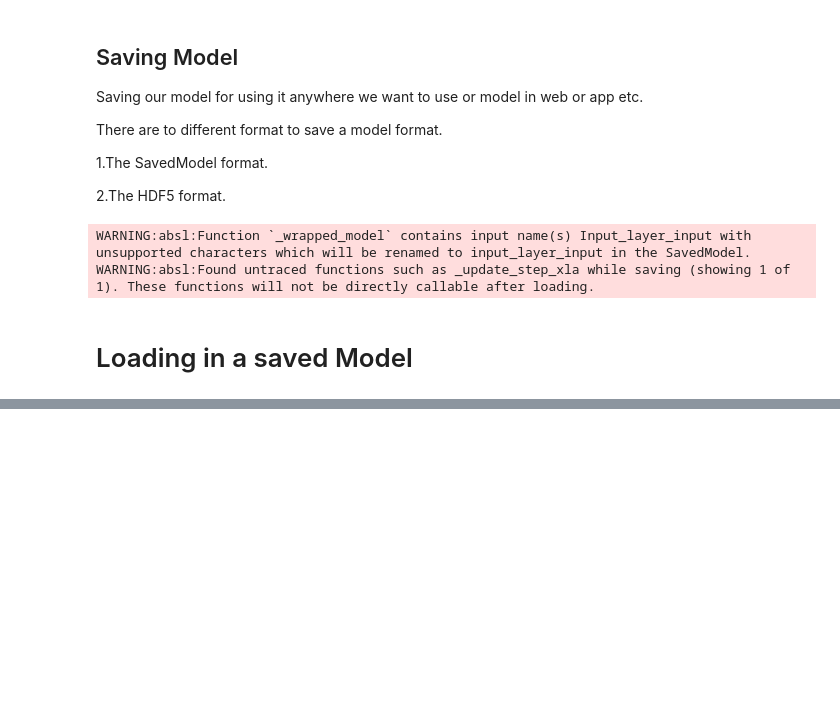
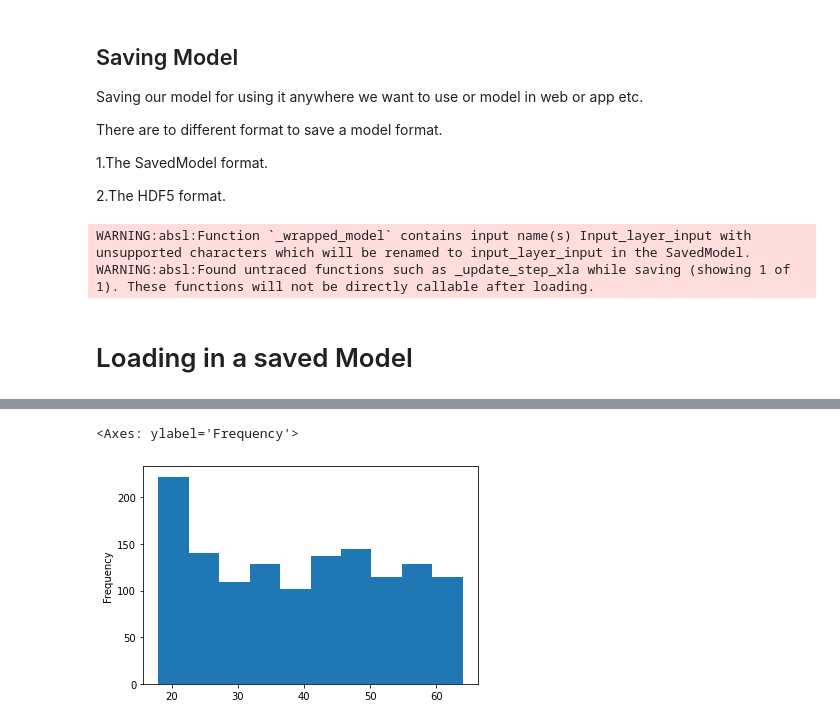
Before and after one commit to pravincoder/Fundamentals_tensorflow, a Jupyter notebook: Neural_Network_Regression.ipynb, the cells around one changed output, grey strips where cells are left out. Saved outputs shown, nothing was run; the diff lists cells and outputs as text; code cells hidden in the pictures; blank space fills up the shorter version.

```diff
--- a/Neural_Network_Regression.ipynb
+++ b/Neural_Network_Regression.ipynb
@@ -557,0 +748,8 @@ array([[ True],
+# %%
+import pandas as pd
+import matplotlib.pyplot as plt
+import tensorflow as tf
+
+# Read csv
+insurance = pd.read_csv('/content/drive/MyDrive/tf/insurance.csv')
+insurance
@@ -557,0 +772,23 @@ array([[ True],
+# %%
+# to preapare our data , we need to to import some classes from scikit-learn
+from sklearn.compose import make_column_transformer
+from sklearn.preprocessing import MinMaxScaler,OneHotEncoder
+from sklearn.model_selection import train_test_split
+# Create a column transformer
+ct =make_column_transformer((MinMaxScaler(),['age','bmi','children']), # turn all values in these column btw 0 and 1
+                     (OneHotEncoder(handle_unknown='ignore'),['sex','smoker','region'])
+)
+
+# Create X & y
+X = insurance.drop('charges',axis=1)
+y = insurance['charges']
+
+# train_test_split
+X_train,X_test,y_train,y_test = train_test_split(X,y,test_size=0.2,random_state=42)
+
+# fit the colomn Transformer to our training data
+ct.fit(X_train)
+
+# Transform training and test data with normalization (MinMaxScaler) and OneHotEncoder
+X_train_normal = ct.transform(X_train)
+X_test_normal = ct.transform(X_test)
@@ -557,0 +855,6 @@ array([[ True],
+# %%
+
+X['age'].plot(kind='hist')
+# %% [output]
+<Axes: ylabel='Frequency'>
+[figure, added]
```
Also changed, not shown: parts of 47 cells of this notebook.
